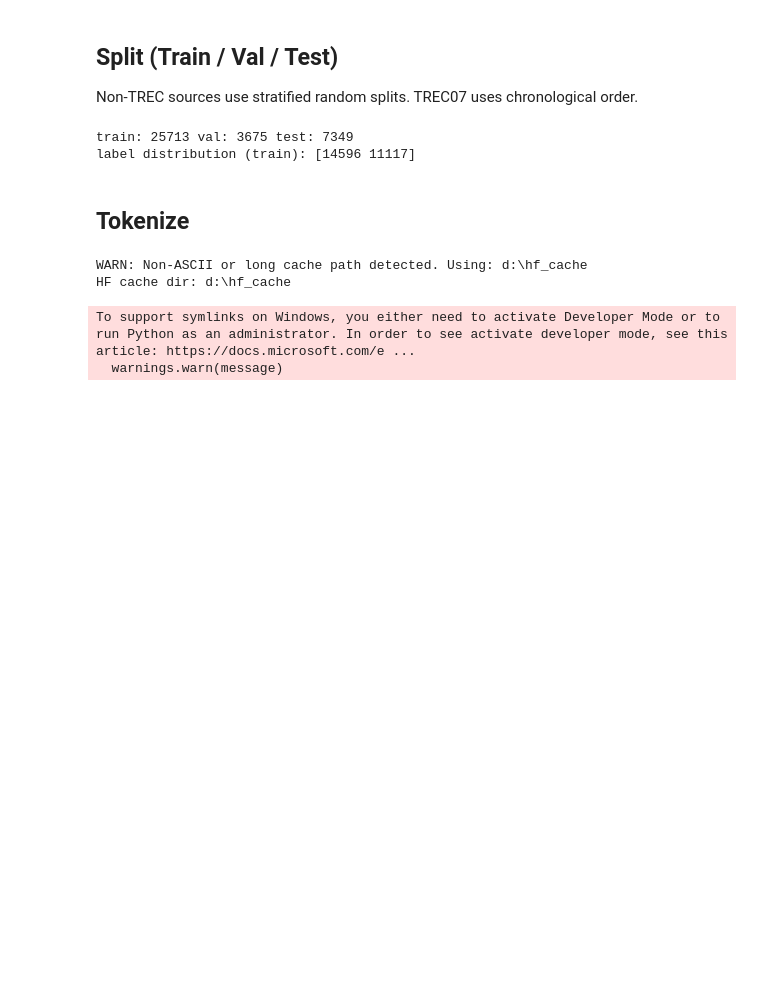
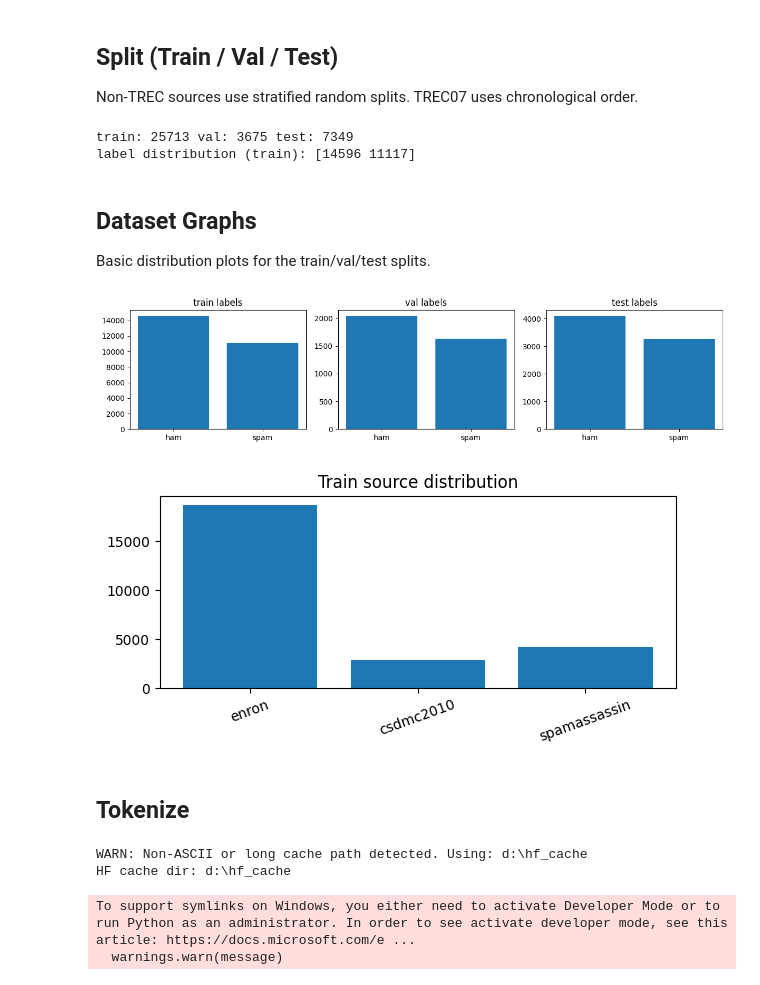
Before and after one commit to NRG-Wardog/SpamGuard, a Jupyter notebook: LLM_Spam.ipynb, the cells around one changed output. Drawn from its saved outputs; the diff is of its cells as text; code cells hidden in the pictures; blank space fills up the shorter version.

Commit message:
graphs

```diff
--- a/LLM_Spam.ipynb
+++ b/LLM_Spam.ipynb
@@ -145,8 +145,8 @@ class CFG:
     NUM_WORKERS: int = 0
 
     # Optional extras
-    RUN_SPAMBASE_BASELINE: bool = False
-    RUN_CONFUSION_MATRIX: bool = False
+    RUN_SPAMBASE_BASELINE: bool = True
+    RUN_CONFUSION_MATRIX: bool = True
 
 
 cfg = CFG()
@@ -809,6 +809,51 @@ print("label distribution (train):", np.bincount(np.array(ds_train["label"], dty
 # %% [output]
 train: 25713 val: 3675 test: 7349
 label distribution (train): [14596 11117]
+# %% [markdown]
+## Dataset Graphs
+Basic distribution plots for the train/val/test splits.
+# %%
+try:
+    import matplotlib.pyplot as plt
+
+    # Label distribution
+    labels_train = np.array(ds_train["label"], dtype=int)
+    labels_val = np.array(ds_val["label"], dtype=int)
+    labels_test = np.array(ds_test["label"], dtype=int)
+
+    def _count(y):
+        return [int((y == 0).sum()), int((y == 1).sum())]
+
+    counts = {
+        "train": _count(labels_train),
+        "val": _count(labels_val),
+        "test": _count(labels_test),
+    }
+
+    fig, axes = plt.subplots(1, 3, figsize=(12, 3))
+    for ax, (name, vals) in zip(axes, counts.items()):
+        ax.bar(["ham", "spam"], vals)
+        ax.set_title(f"{name} labels")
+    plt.tight_layout()
+    plt.show()
+
+    # Source distribution (train only)
+    src_counts = {}
+    for s in ds_train["source"]:
+        src_counts[s] = src_counts.get(s, 0) + 1
+
+    fig, ax = plt.subplots(figsize=(6, 3))
+    ax.bar(list(src_counts.keys()), list(src_counts.values()))
+    ax.set_title("Train source distribution")
+    plt.xticks(rotation=20)
+    plt.tight_layout()
+    plt.show()
+except Exception as e:
+    print("Plotting failed. Install matplotlib to enable graphs.")
+    print("Error:", e)
+# %% [output]
+[figure, added]
+[figure, added]
 # %% [markdown]
 ## Tokenize
 # %%
```
Also changed, not shown: parts of 8 cells of this notebook, 1 other file.
